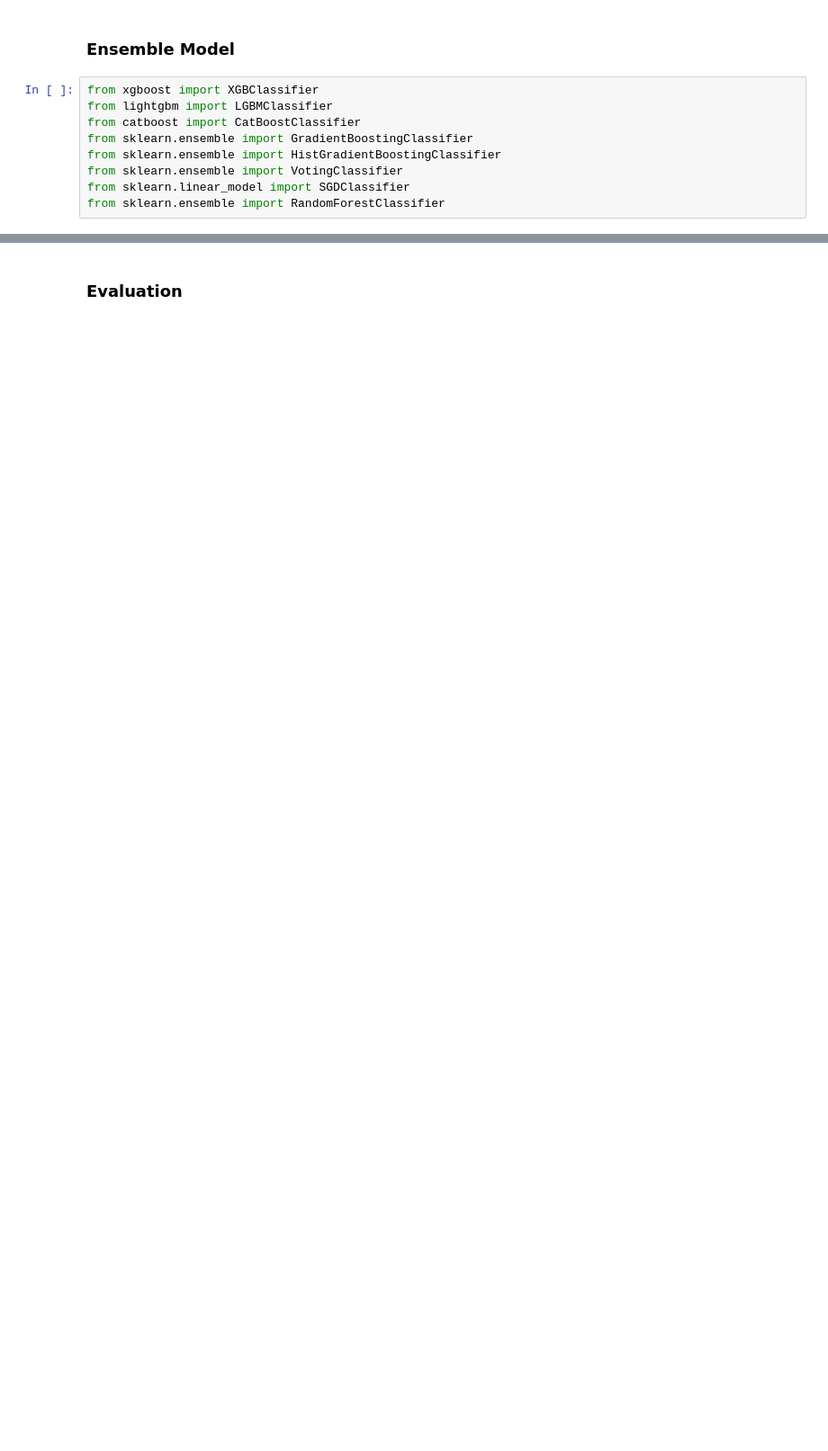
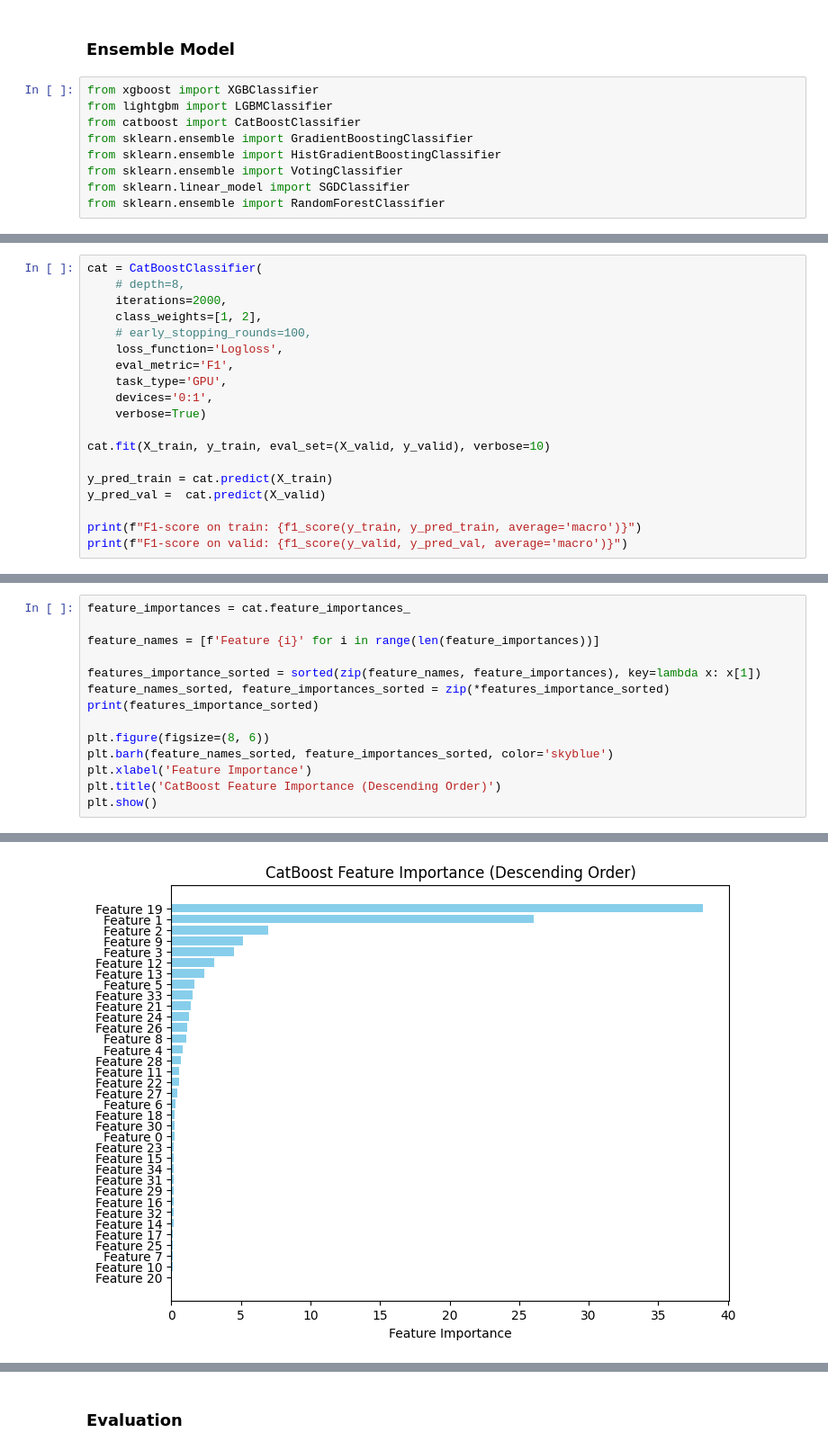
Before and after one commit to huiyuiui/MLCompetition, a Jupyter notebook: team22.ipynb, the cells around one changed output, grey strips where cells are left out. Shown at 90% size. Cells and saved outputs as stored; diff of their text form; blank space fills up the shorter version.

```diff
--- a/team22.ipynb
+++ b/team22.ipynb
@@ -81,0 +253,19 @@ RandomForestClassifier score: 0.93912
+# %%
+cat = CatBoostClassifier(
+    # depth=8,
+    iterations=2000,
+    class_weights=[1, 2],
+    # early_stopping_rounds=100,
+    loss_function='Logloss',
+    eval_metric='F1',
+    task_type='GPU',
+    devices='0:1',
+    verbose=True)
+
+cat.fit(X_train, y_train, eval_set=(X_valid, y_valid), verbose=10)
+
+y_pred_train = cat.predict(X_train)
+y_pred_val =  cat.predict(X_valid)
+
+print(f"F1-score on train: {f1_score(y_train, y_pred_train, average='macro')}")
+print(f"F1-score on valid: {f1_score(y_valid, y_pred_val, average='macro')}")
@@ -81,0 +290,15 @@ RandomForestClassifier score: 0.93912
+# %%
+feature_importances = cat.feature_importances_
+
+feature_names = [f'Feature {i}' for i in range(len(feature_importances))]
+
+features_importance_sorted = sorted(zip(feature_names, feature_importances), key=lambda x: x[1])
+feature_names_sorted, feature_importances_sorted = zip(*features_importance_sorted)
+print(features_importance_sorted)
+
+plt.figure(figsize=(8, 6))
+plt.barh(feature_names_sorted, feature_importances_sorted, color='skyblue')
+plt.xlabel('Feature Importance')
+plt.title('CatBoost Feature Importance (Descending Order)')
+plt.show()
+# %% [output]
@@ -81,0 +306 @@ RandomForestClassifier score: 0.93912
+[figure, added]
```
Also changed, not shown: parts of 28 cells of this notebook.
